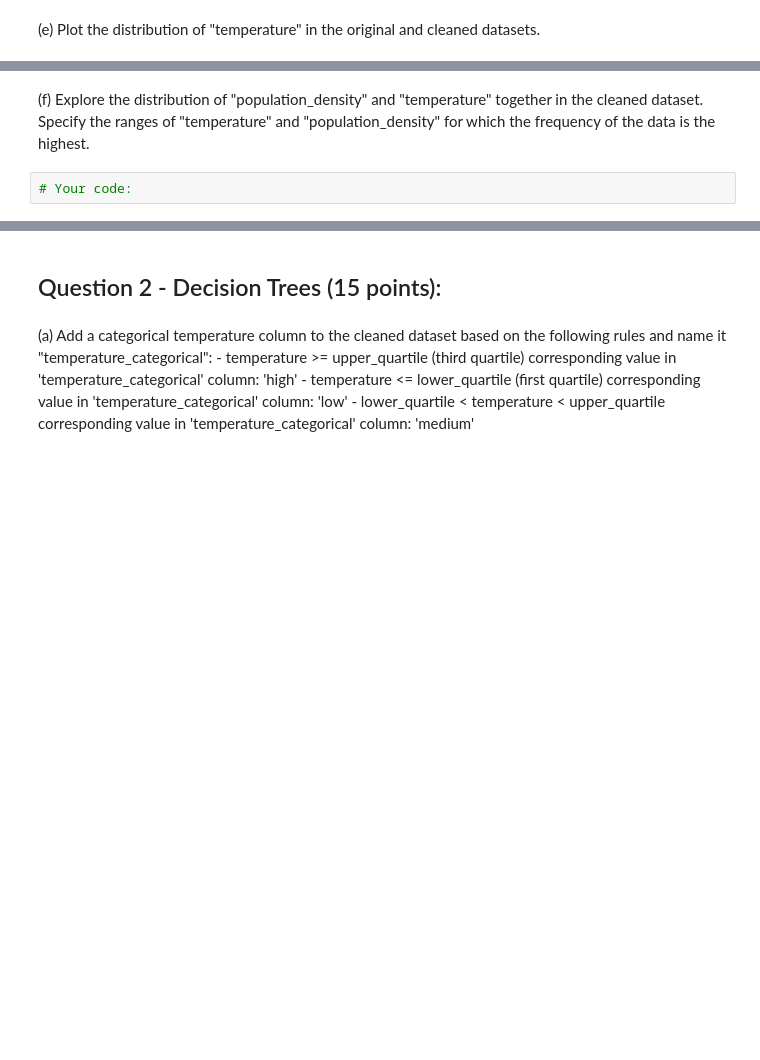
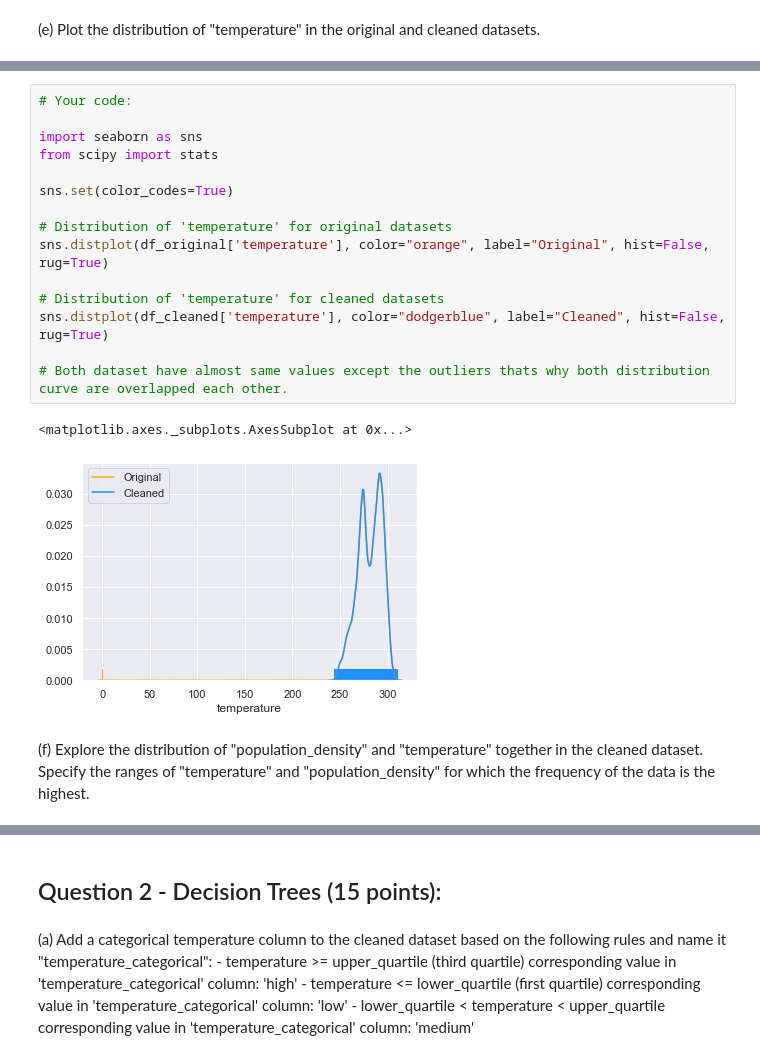
Before and after one commit to muhammad-usman-108/Data-Science-Supervised-Learning, a Jupyter notebook: IDS_Assignment_Part1.ipynb, the cells around one changed output, grey strips where cells are left out. Cells and saved outputs as stored; diff of their text form; blank space fills up the shorter version.

```diff
--- a/IDS_Assignment_Part1.ipynb
+++ b/IDS_Assignment_Part1.ipynb
@@ -110,4 +194,20 @@ export_csv = df_percent.to_csv (r'D:\\Google Drive\\RWTH\\Introduction To Data S
+# %%
+# Your code:
+
+import seaborn as sns
+from scipy import stats
+
+sns.set(color_codes=True)
+
+# Distribution of 'temperature' for original datasets
+sns.distplot(df_original['temperature'], color="orange", label="Original", hist=False, rug=True)
+
+# Distribution of 'temperature' for cleaned datasets
+sns.distplot(df_cleaned['temperature'], color="dodgerblue", label="Cleaned", hist=False, rug=True)
+
+# Both dataset have almost same values except the outliers thats why both distribution curve are overlapped each other.
+# %% [output]
+<matplotlib.axes._subplots.AxesSubplot at 0x...>
+[figure, added]
 # %% [markdown]
    (f) Explore the distribution of "population_density" and "temperature" together in the cleaned dataset. Specify the ranges of "temperature" and "population_density" for which the frequency of the data is the highest.
-# %%
-# Your code:
```
Also changed, not shown: parts of 15 cells of this notebook.
